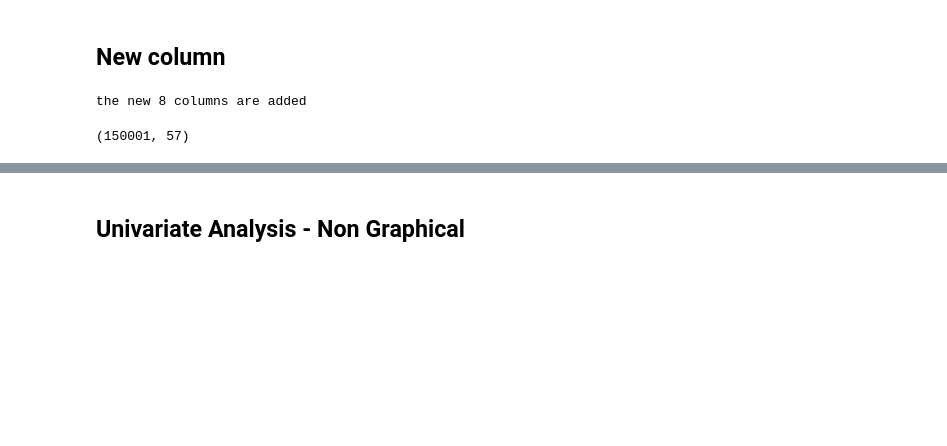
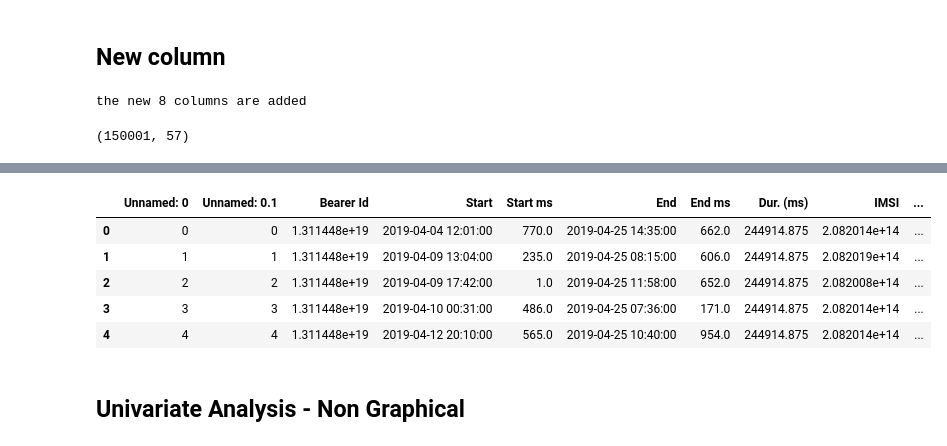
Before and after one commit to Danu-B/Telecom_Industry_User_Analytic, a Jupyter notebook: notebooks/Preprocessing_and_overview..ipynb, the cells around one changed output, grey strips where cells are left out. Cells and saved outputs as stored; diff of their text form; code cells hidden in the pictures; blank space fills up the shorter version.

```diff
--- a/notebooks/Preprocessing_and_overview..ipynb
+++ b/notebooks/Preprocessing_and_overview..ipynb
@@ -700,5 +700,18 @@ db.head(10)
 # %%
 #Save the data
 db.to_csv('../data/clean_data.csv')
+# %%
+import warnings
+warnings.filterwarnings('ignore')
+pd.set_option('max_column', None)
+db = pd.read_csv('C:/Users/Dani/Telecom_Industry_User_Analytic/Data/clean_data.csv', na_values=['?', None])
+db.head()
+# %% [output]
+|  | Unnamed: 0 | Unnamed: 0.1 | Bearer Id | Start | Start ms | End | End ms | Dur. (ms) | IMSI | ... |
+| 0 | 0 | 0 | 1.311448e+19 | 2019-04-04 12:01:00 | 770.0 | 2019-04-25 14:35:00 | 662.0 | 244914.875 | 2.082014e+14 | ... |
+| 1 | 1 | 1 | 1.311448e+19 | 2019-04-09 13:04:00 | 235.0 | 2019-04-25 08:15:00 | 606.0 | 244914.875 | 2.082019e+14 | ... |
+| 2 | 2 | 2 | 1.311448e+19 | 2019-04-09 17:42:00 | 1.0 | 2019-04-25 11:58:00 | 652.0 | 244914.875 | 2.082008e+14 | ... |
+| 3 | 3 | 3 | 1.311448e+19 | 2019-04-10 00:31:00 | 486.0 | 2019-04-25 07:36:00 | 171.0 | 244914.875 | 2.082014e+14 | ... |
+| 4 | 4 | 4 | 1.311448e+19 | 2019-04-12 20:10:00 | 565.0 | 2019-04-25 10:40:00 | 954.0 | 244914.875 | 2.082014e+14 | ... |
 # %% [markdown]
 ## Univariate Analysis - Non Graphical
```
Also changed, not shown: parts of 2 cells of this notebook, 1 other file.
